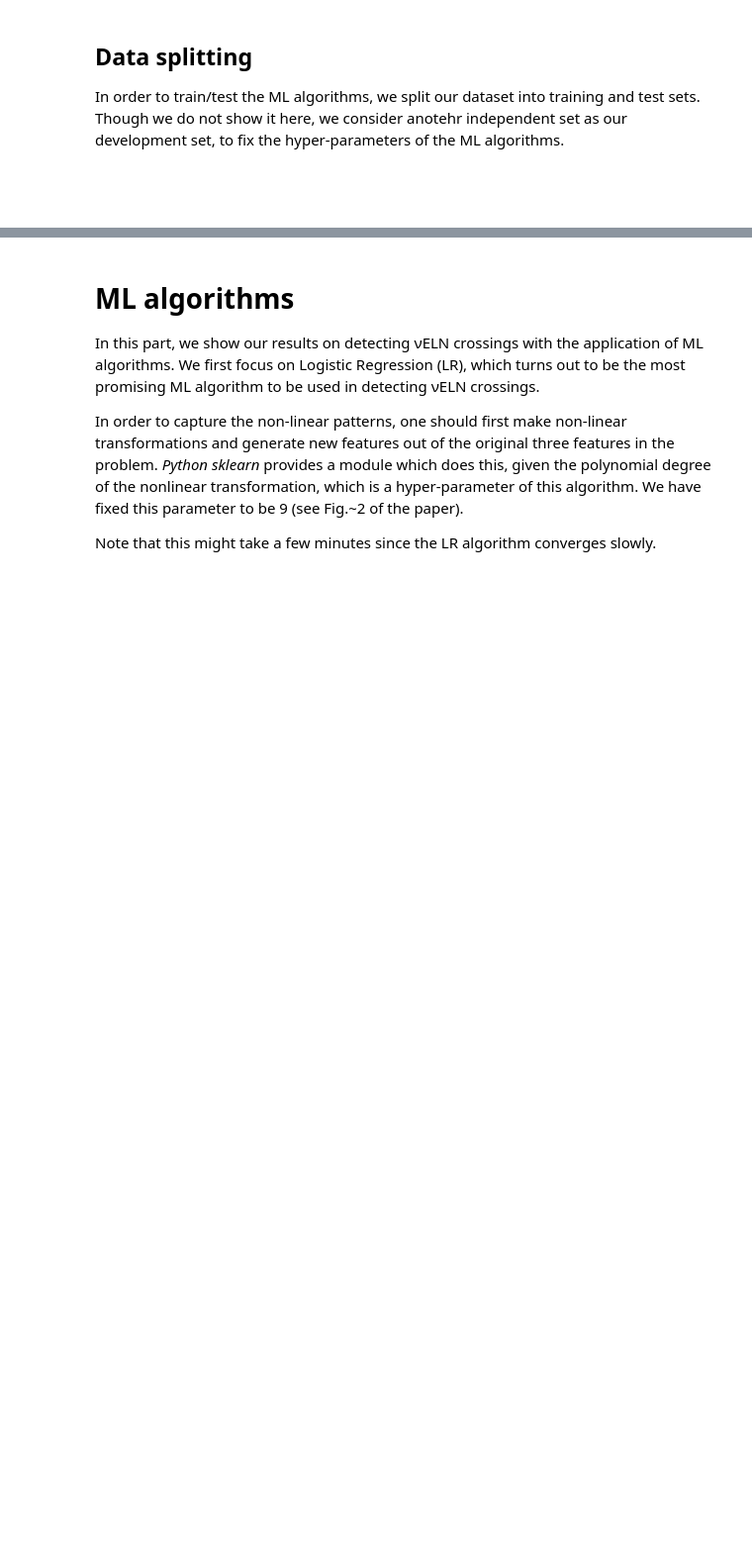
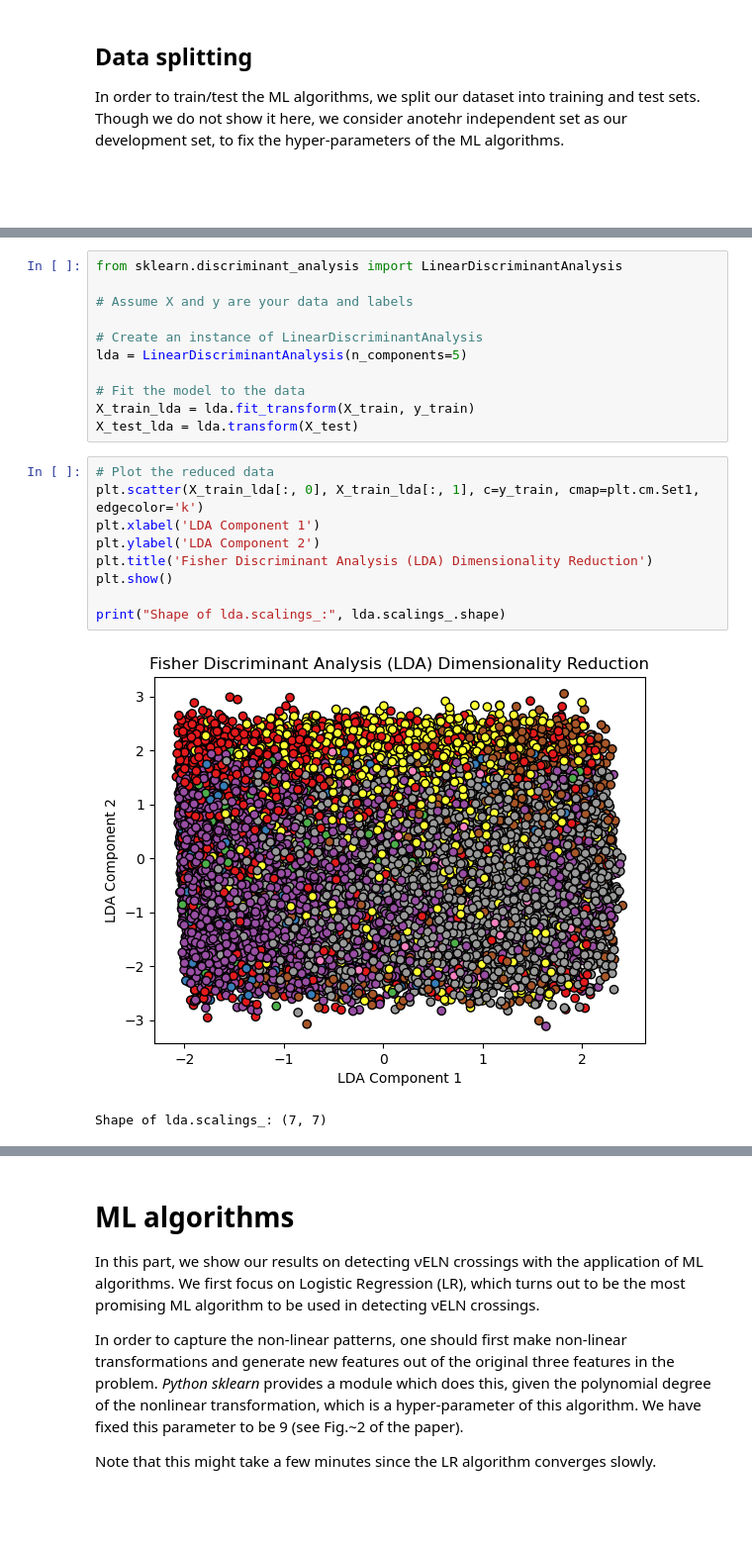
Before and after one commit to Srishti-Goel/Neutrino-Flavour-Oscillations-in-Supernovae, a Jupyter notebook: code/fastModes_all_crossings.ipynb, the cells around one changed output, grey strips where cells are left out. Shown at 99% size. Cells and saved outputs as stored; diff of their text form; blank space fills up the shorter version.

```diff
--- a/code/fastModes_all_crossings.ipynb
+++ b/code/fastModes_all_crossings.ipynb
@@ -507,0 +539,23 @@ array([0.50037622, 0.24963448, 0.12133223])
+# %%
+from sklearn.discriminant_analysis import LinearDiscriminantAnalysis
+
+# Assume X and y are your data and labels
+
+# Create an instance of LinearDiscriminantAnalysis
+lda = LinearDiscriminantAnalysis(n_components=5)
+
+# Fit the model to the data
+X_train_lda = lda.fit_transform(X_train, y_train)
+X_test_lda = lda.transform(X_test)
+# %%
+# Plot the reduced data
+plt.scatter(X_train_lda[:, 0], X_train_lda[:, 1], c=y_train, cmap=plt.cm.Set1, edgecolor='k')
+plt.xlabel('LDA Component 1')
+plt.ylabel('LDA Component 2')
+plt.title('Fisher Discriminant Analysis (LDA) Dimensionality Reduction')
+plt.show()
+
+print("Shape of lda.scalings_:", lda.scalings_.shape)
+# %% [output]
+[figure, added]
+Shape of lda.scalings_: (7, 7)
```
Also changed, not shown: parts of 37 cells of this notebook, 5 other files.
